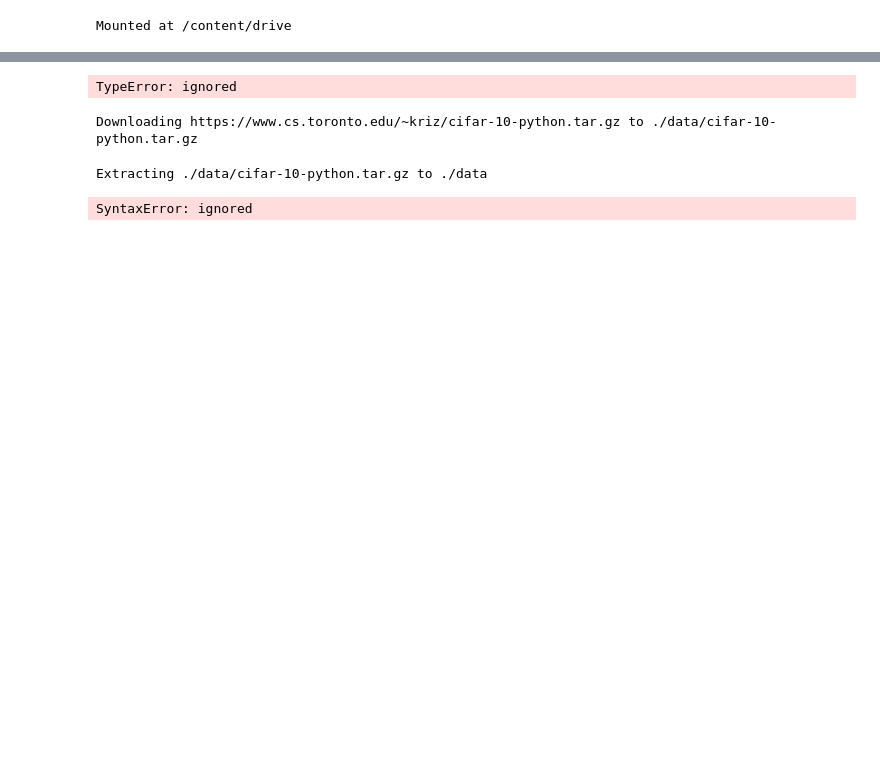
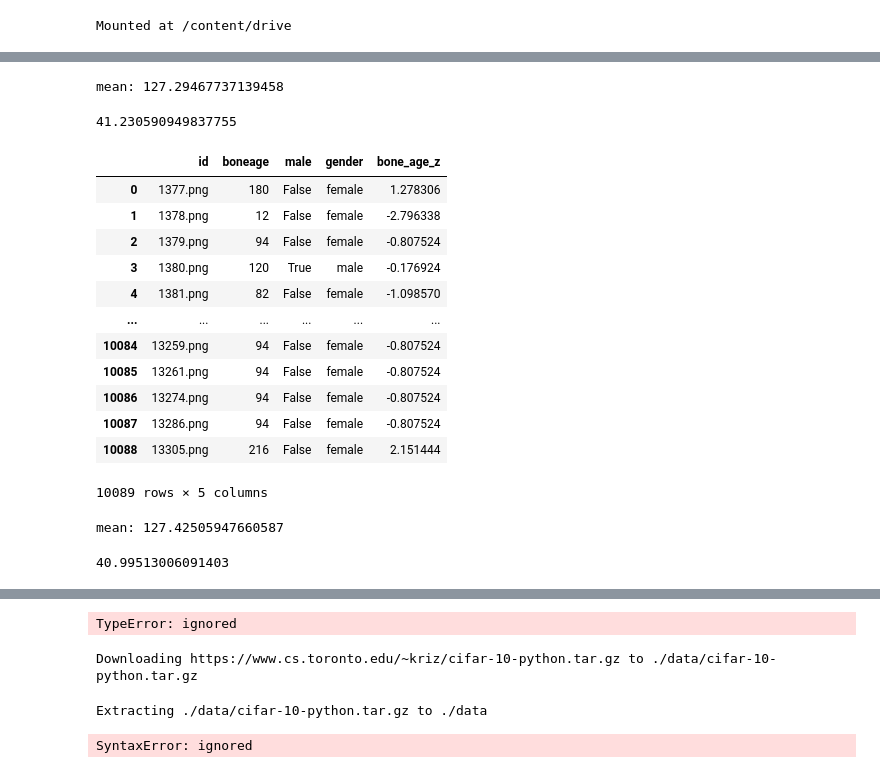
Before and after one commit to nichakornchaisuwan/Project_Boneage, a Jupyter notebook: Model_Bonet.ipynb, the cells around one changed output, grey strips where cells are left out. Cells and saved outputs as stored; diff of their text form; code cells hidden in the pictures; blank space fills up the shorter version.

```diff
--- a/Model_Bonet.ipynb
+++ b/Model_Bonet.ipynb
@@ -30,0 +90,9 @@ path = '/content/drive/My Drive/Project_Boneage'  # ชี้ว่า data เ
+# %%
+
+#appending file extension to id column for both training and testing dataframes
+# ต่อท้าย data ใน column 'id' ด้วย .png
+train_dataset['id'] = train_dataset['id'].apply(lambda x: str(x)+'.png') # ทำการเปลี่ยน type ใน column 'id' จาก int  เป็น string เพื่อให้สามารถต่อท้ายด้วย .png ได้ # ฟังก์ชันแลมบ์ดาเป็นฟังก์ชันที่ไม่ระบุตัวตนขนาดเล็ก
+validation_dataset['id'] = validation_dataset['id'].apply(lambda x: str(x)+'.png')
+test_dataset['Case ID'] = test_dataset['Case ID'].apply(lambda x: str(x)+'.png')
+
+train_dataset.head() # แสดงค่าของ train_df บางส่วน
@@ -30,0 +106,5 @@ path = '/content/drive/My Drive/Project_Boneage'  # ชี้ว่า data เ
+# %%
+#finding out the number of male and female children in the dataset
+#creating a new column called gender to keep the gender of the child as a string
+train_dataset['gender'] = train_dataset['male'].apply(lambda x: 'male' if x else 'female') # ทำการเปลี่ยนค่าข้อมูล gender จาก true -> male, false -> female
+train_dataset['gender']
@@ -30,0 +141,14 @@ path = '/content/drive/My Drive/Project_Boneage'  # ชี้ว่า data เ
+# %%
+
+#mean age is # หาค่าเฉลี่ยอายุกระดูก
+mean_bone_age = train_dataset['boneage'].mean()
+print('mean: ' + str(mean_bone_age))
+# %% [output]
+mean: 127.29467737139458
+# %%
+
+#standard deviation of boneage # หาค่าส่วนเบี่ยงเบนมาตรฐานของอายุกระดูก
+std_bone_age = train_dataset['boneage'].std()
+std_bone_age
+# %% [output]
+41.230590949837755
@@ -30,0 +158,31 @@ path = '/content/drive/My Drive/Project_Boneage'  # ชี้ว่า data เ
+# %%
+#models perform better when features are normalised to have zero mean and unity standard deviation
+#using z score for the training
+# ทำการหาค่า z-score
+train_dataset[['bone_age_z']] = (train_dataset[['boneage']] - mean_bone_age)/(std_bone_age)
+train_dataset
+# %% [output]
+|  | id | boneage | male | gender | bone_age_z |
+| 0 | 1377.png | 180 | False | female | 1.278306 |
+| 1 | 1378.png | 12 | False | female | -2.796338 |
+| 2 | 1379.png | 94 | False | female | -0.807524 |
+| 3 | 1380.png | 120 | True | male | -0.176924 |
+| 4 | 1381.png | 82 | False | female | -1.098570 |
+| ... | ... | ... | ... | ... | ... |
+| 10084 | 13259.png | 94 | False | female | -0.807524 |
+| 10085 | 13261.png | 94 | False | female | -0.807524 |
+| 10086 | 13274.png | 94 | False | female | -0.807524 |
+| 10087 | 13286.png | 94 | False | female | -0.807524 |
+| 10088 | 13305.png | 216 | False | female | 2.151444 |
+10089 rows × 5 columns
+# %%
+mean_boneage = validation_dataset['boneage'].mean()
+print('mean: ' + str(mean_boneage))
+# %% [output]
+mean: 127.42505947660587
+# %%
+
+std_boneage = validation_dataset['boneage'].std()
+std_boneage
+# %% [output]
+40.99513006091403
```
Also changed, not shown: parts of 28 cells of this notebook.
